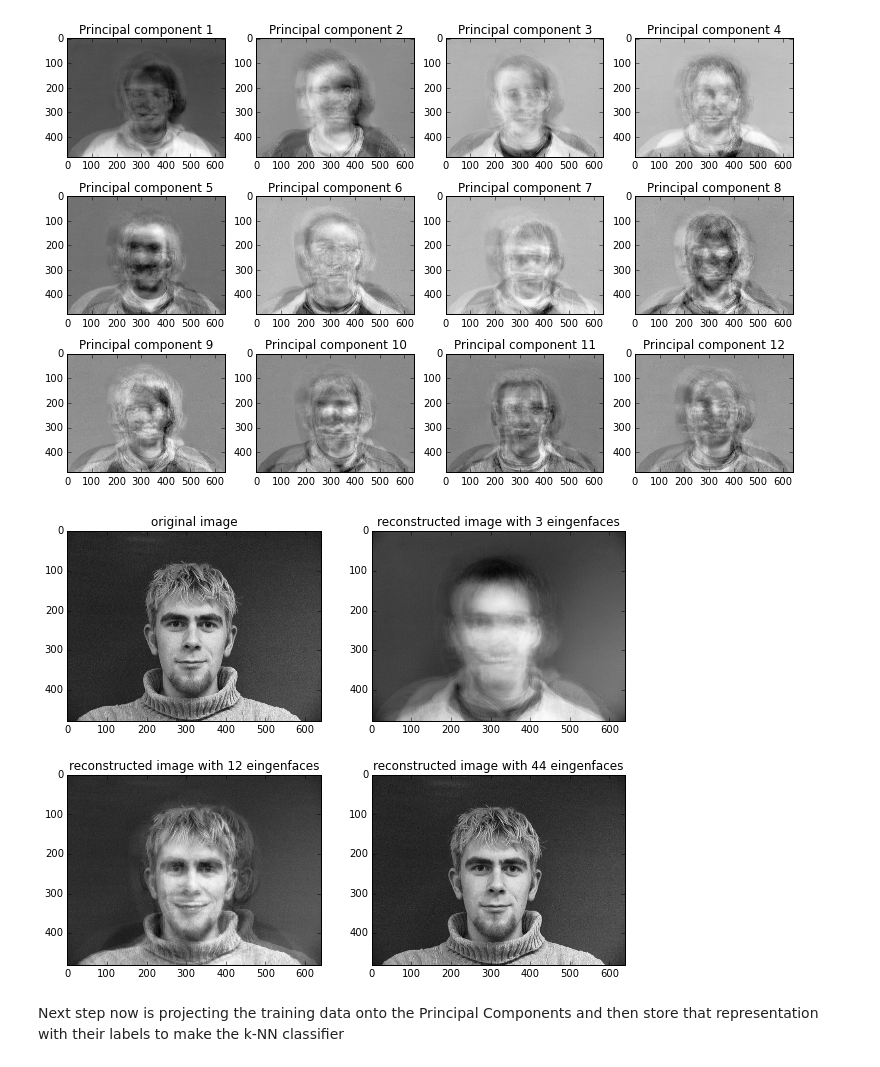
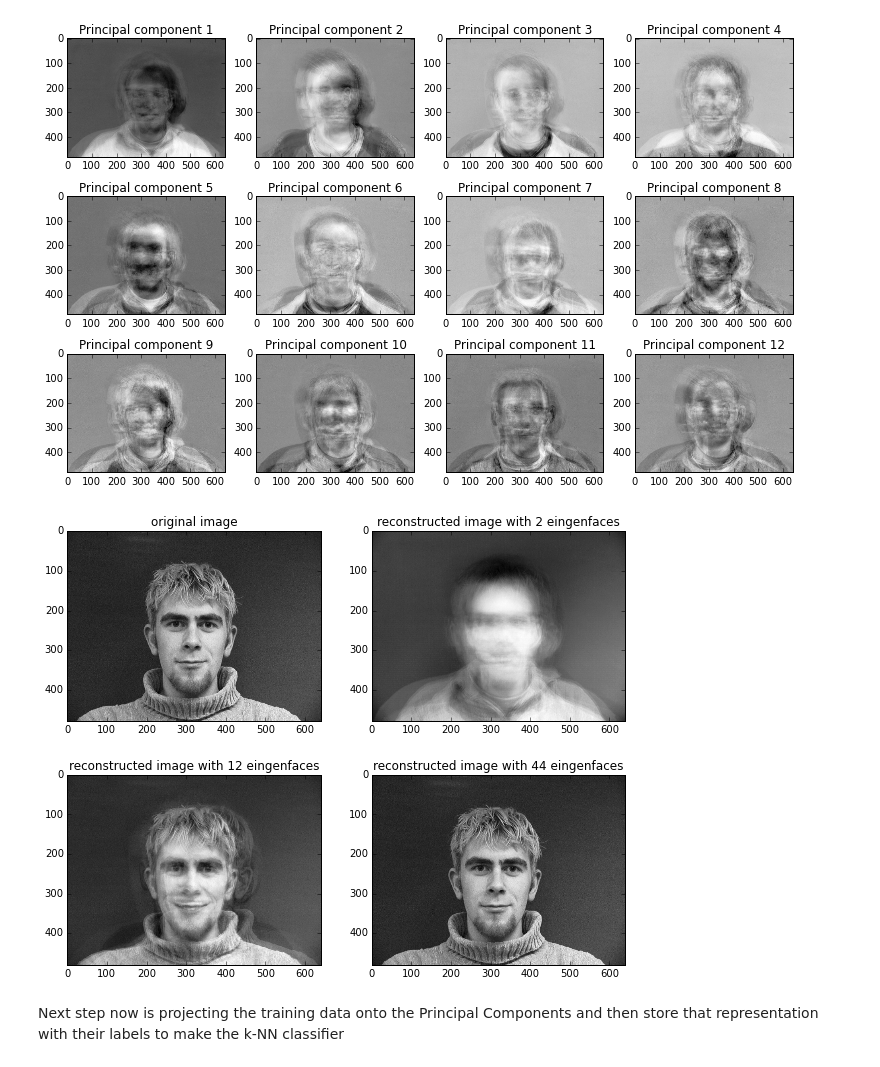
Before and after one commit to santi-pdp/face_recognizer, a Jupyter notebook: Face Recognition.ipynb, the cells around one changed output. Cells and saved outputs as stored; diff of their text form; code cells hidden in the pictures.

```diff
--- a/Face Recognition.ipynb
+++ b/Face Recognition.ipynb
@@ -82,30 +82,30 @@ Showing the first set of components
 # %%
 #Let me depict the reconstruction of an image by means of the PCA with different components
 #we will see the original image and 3 reconstructions varying the P selected components
 #pick up the first image of the dataset and extract the mean face
 img = np.transpose(pca_faces['X'])[:,0]-m_face
 
 #make both showings to compare original against reconstructed
 fig = plt.gcf()
 fig.set_size_inches(10, 8)
 plt.subplot(2,2,1)
 plt.title('original image')
 plt.imshow((X[:,0]).reshape((i_rows,i_cols),order='F'),cmap=cm.Greys_r)
 
-P = [3,12,-1] # -1 means all
+P = [2,12,-1] # -1 means all
 pidx=2
 #project onto the Principal Components
 for p in P:
     decomposition = np.transpose(img).dot(PC[:,:p])
     #reconstruct the images adding the mean face
     reconstruction = m_face + decomposition.dot(np.transpose(PC[:,:p]))
     #show the result
     plt.subplot(2,2,pidx)
     pidx += 1
     plt.title('reconstructed image with '+ str(PC[:,:p].shape[1]) +' eingenfaces')
     plt.imshow(reconstruction.reshape((i_rows,i_cols), order='F'),cmap=cm.Greys_r)
 # %% [output]
-[figure, old version]
+[figure, new version]
 # %% [markdown]
 Next step now is projecting the training data onto the Principal Components and then store that representation with their labels to make the k-NN classifier
 # %%
```
Also changed, not shown: parts of 6 cells of this notebook.
